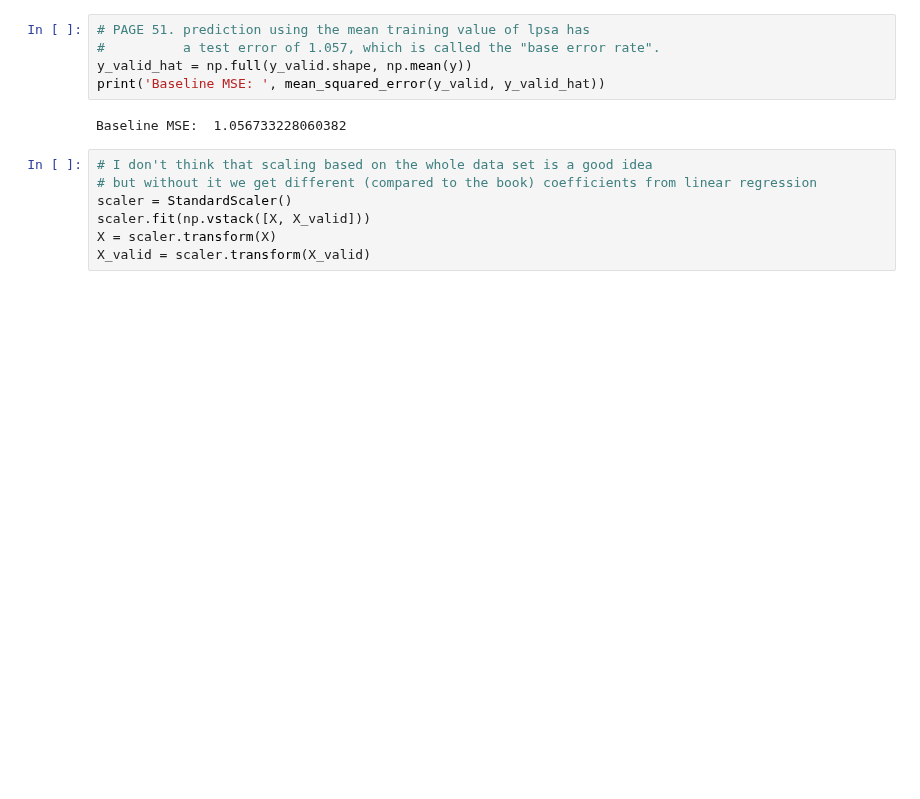
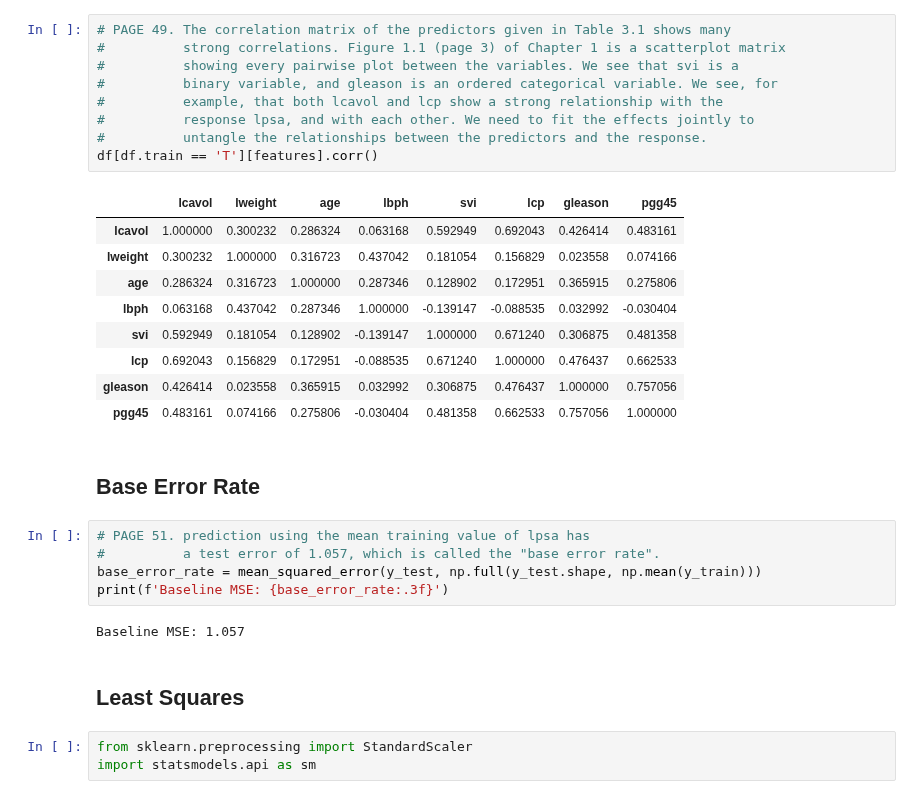
Before and after one commit to empathy87/The-Elements-of-Statistical-Learning-Python-Notebooks, a Jupyter notebook: examples/Prostate Cancer.ipynb, the cells around one changed output. Drawn from its saved outputs; the diff is of its cells as text; blank space fills up the shorter version.

```diff
--- a/examples/Prostate Cancer.ipynb
+++ b/examples/Prostate Cancer.ipynb
@@ -29,14 +34,33 @@ df[names].corr()
+# %%
+# PAGE 49. The correlation matrix of the predictors given in Table 3.1 shows many
+#          strong correlations. Figure 1.1 (page 3) of Chapter 1 is a scatterplot matrix
+#          showing every pairwise plot between the variables. We see that svi is a
+#          binary variable, and gleason is an ordered categorical variable. We see, for
+#          example, that both lcavol and lcp show a strong relationship with the
+#          response lpsa, and with each other. We need to fit the effects jointly to
+#          untangle the relationships between the predictors and the response.
+df[df.train == 'T'][features].corr()
+# %% [output]
+|  | lcavol | lweight | age | lbph | svi | lcp | gleason | pgg45 |
+| lcavol | 1.000000 | 0.300232 | 0.286324 | 0.063168 | 0.592949 | 0.692043 | 0.426414 | 0.483161 |
+| lweight | 0.300232 | 1.000000 | 0.316723 | 0.437042 | 0.181054 | 0.156829 | 0.023558 | 0.074166 |
+| age | 0.286324 | 0.316723 | 1.000000 | 0.287346 | 0.128902 | 0.172951 | 0.365915 | 0.275806 |
+| lbph | 0.063168 | 0.437042 | 0.287346 | 1.000000 | -0.139147 | -0.088535 | 0.032992 | -0.030404 |
+| svi | 0.592949 | 0.181054 | 0.128902 | -0.139147 | 1.000000 | 0.671240 | 0.306875 | 0.481358 |
+| lcp | 0.692043 | 0.156829 | 0.172951 | -0.088535 | 0.671240 | 1.000000 | 0.476437 | 0.662533 |
+| gleason | 0.426414 | 0.023558 | 0.365915 | 0.032992 | 0.306875 | 0.476437 | 1.000000 | 0.757056 |
+| pgg45 | 0.483161 | 0.074166 | 0.275806 | -0.030404 | 0.481358 | 0.662533 | 0.757056 | 1.000000 |
+# %% [markdown]
+## Base Error Rate
 # %%
 # PAGE 51. prediction using the mean training value of lpsa has
 #          a test error of 1.057, which is called the "base error rate".
-y_valid_hat = np.full(y_valid.shape, np.mean(y))
-print('Baseline MSE: ', mean_squared_error(y_valid, y_valid_hat))
+base_error_rate = mean_squared_error(y_test, np.full(y_test.shape, np.mean(y_train)))
+print(f'Baseline MSE: {base_error_rate:.3f}')
 # %% [output]
-Baseline MSE:  1.056733228060382
+Baseline MSE: 1.057
-# %%
-# I don't think that scaling based on the whole data set is a good idea
-# but without it we get different (compared to the book) coefficients from linear regression
-scaler = StandardScaler()
-scaler.fit(np.vstack([X, X_valid]))
-X = scaler.transform(X)
-X_valid = scaler.transform(X_valid)
+# %% [markdown]
+## Least Squares
+# %%
+from sklearn.preprocessing import StandardScaler
+import statsmodels.api as sm
```
Also changed, not shown: parts of 16 cells of this notebook, 1 other file.
